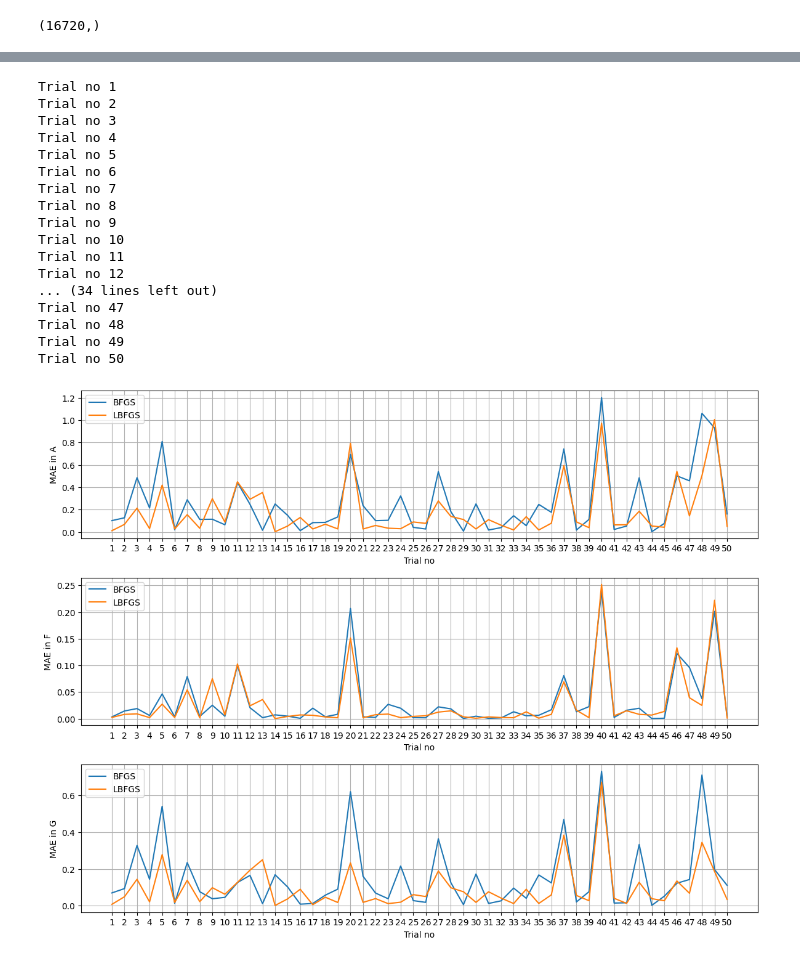
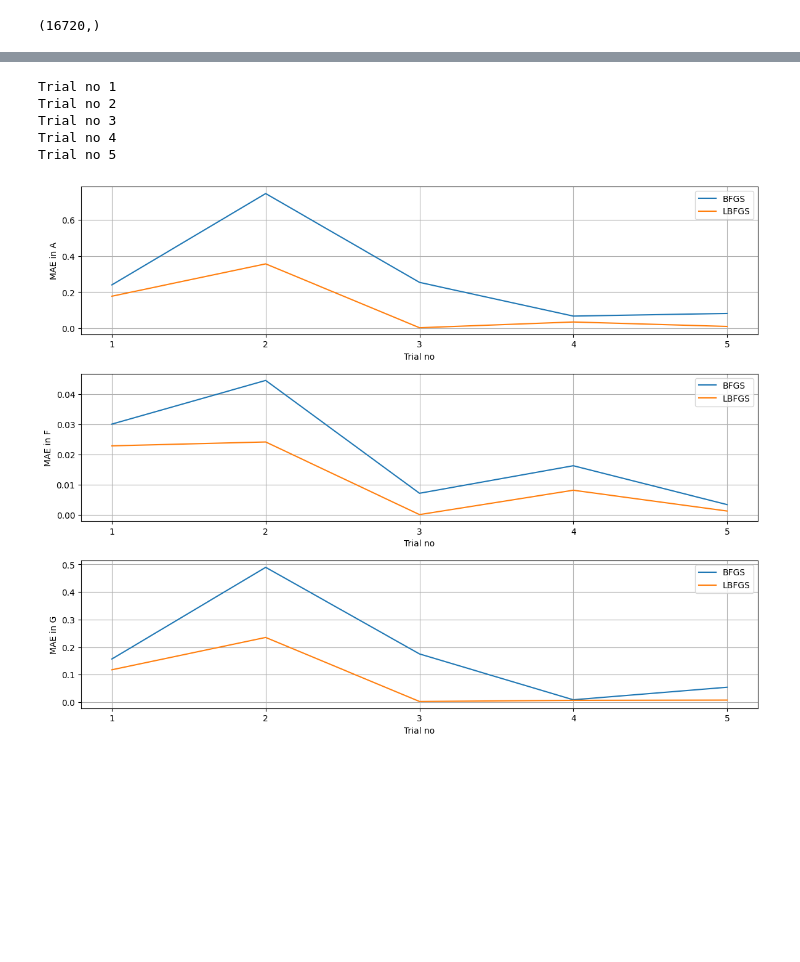
Before and after one commit to WasiimMK/CDeepONet, a Jupyter notebook: Linux/NORM(Test)TimeStepping_ParamsLBFGS_ConsBFGS_L1960.ipynb, the cells around one changed output, grey strips where cells are left out. Saved outputs shown, nothing was run; the diff lists cells and outputs as text; code cells hidden in the pictures; blank space fills up the shorter version.

```diff
--- a/Linux/NORM(Test)TimeStepping_ParamsLBFGS_ConsBFGS_L1960.ipynb
+++ b/Linux/NORM(Test)TimeStepping_ParamsLBFGS_ConsBFGS_L1960.ipynb
@@ -1885,23 +1900,11 @@ def compare_methods(num_trials, t_end_val) :
 
     return
 # %%
-compare_methods(50, 100.0)
+compare_methods(5, 100.0)
 # %% [output]
 Trial no 1
 Trial no 2
 Trial no 3
 Trial no 4
 Trial no 5
-Trial no 6
-Trial no 7
-Trial no 8
-Trial no 9
-Trial no 10
-Trial no 11
-Trial no 12
-... (34 lines left out)
-Trial no 47
-Trial no 48
-Trial no 49
-Trial no 50
-[figure, old version]
+[figure, new version]
```
Also changed, not shown: parts of 5 cells of this notebook, 1 other file.
